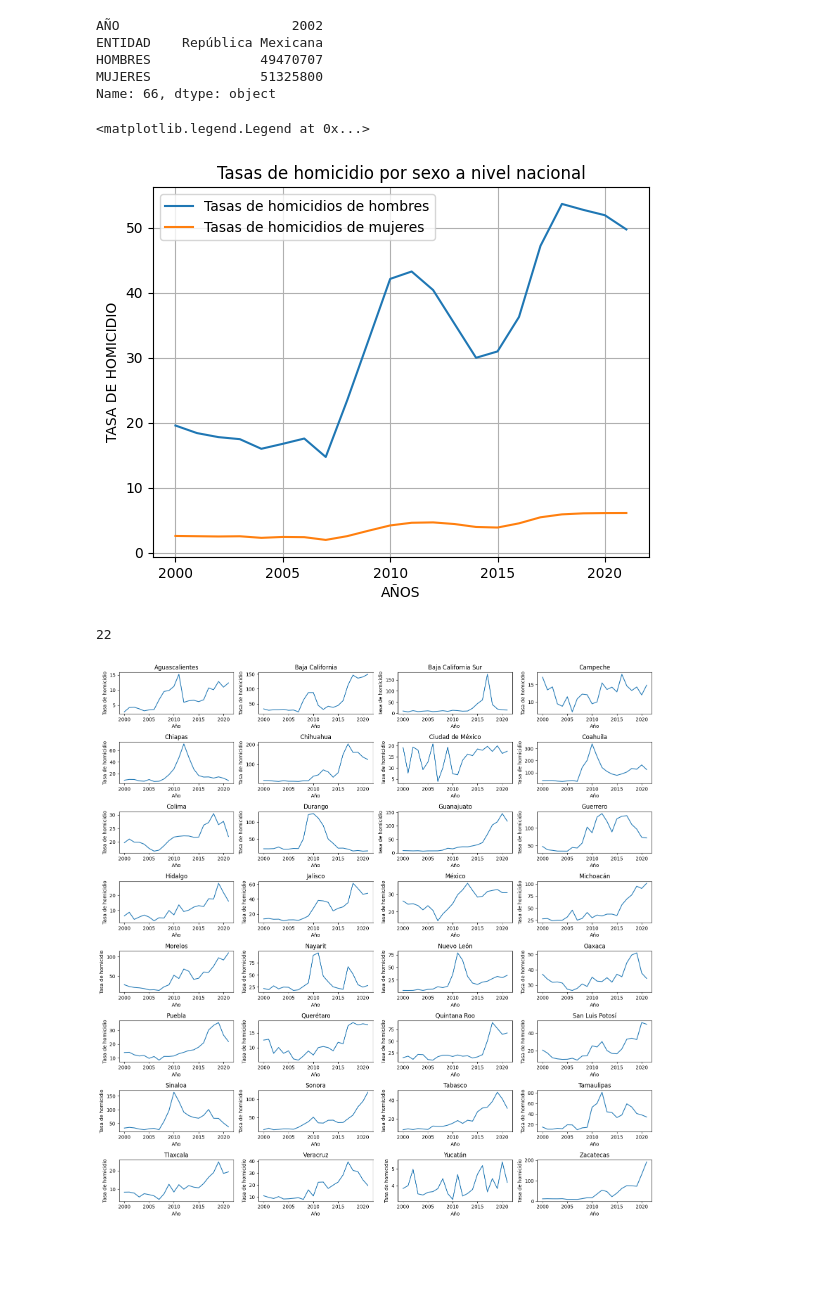
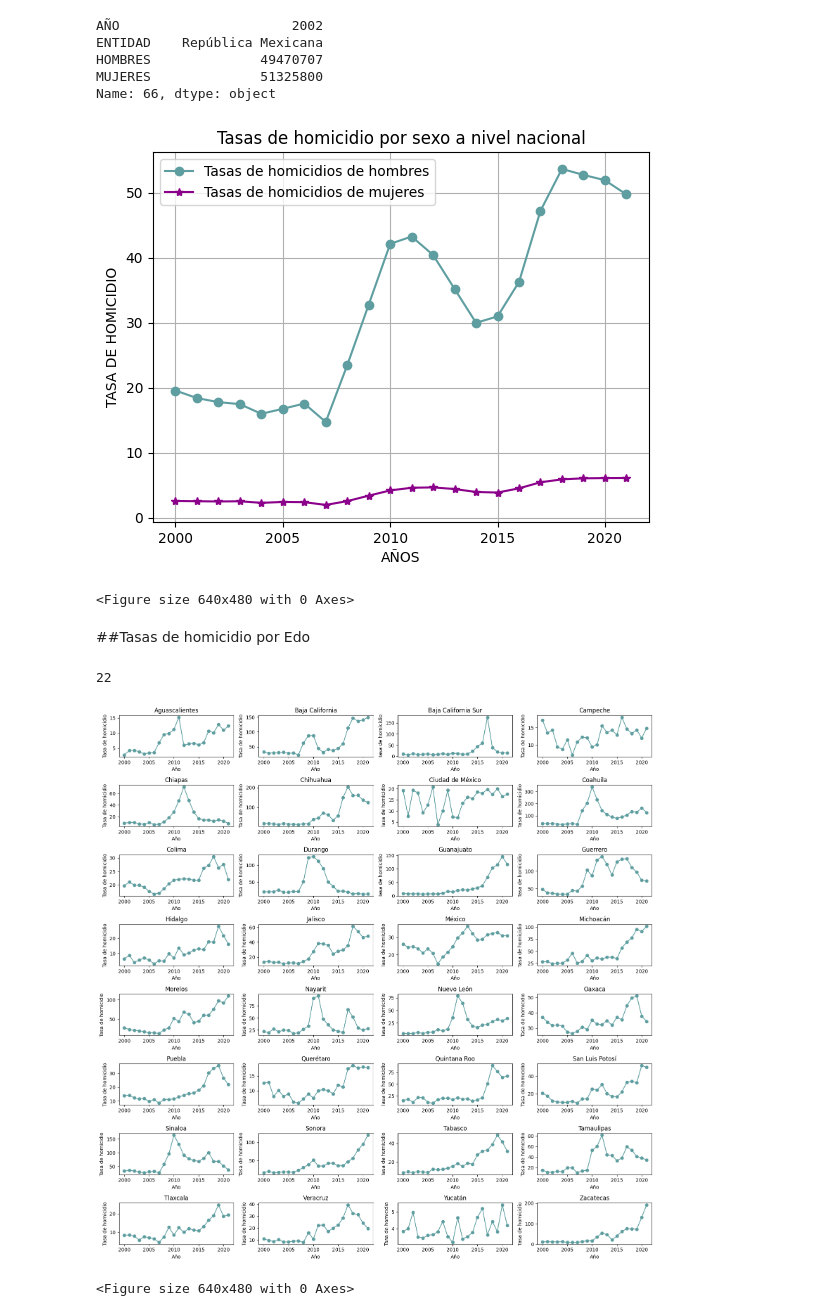
Before and after one commit to FreMeli/ASE_1, a Jupyter notebook: EDO_SEXO_LIMPIO.ipynb, the cells around one changed output. Drawn from its saved outputs; the diff is of its cells as text; code cells hidden in the pictures; blank space fills up the shorter version.

```diff
--- a/EDO_SEXO_LIMPIO.ipynb
+++ b/EDO_SEXO_LIMPIO.ipynb
@@ -286,16 +286,20 @@ for i in range(0,len(df_homicidios),33):
 import matplotlib.pyplot as plt
 # %%
 years=list(range(2000, 2022))
-plt.plot(years,tasas_H, label='Tasas de homicidios de hombres')
-plt.plot(years, tasas_M, label='Tasas de homicidios de mujeres')
+plt.plot(years,tasas_H, label='Tasas de homicidios de hombres', color='#5F9EA0', marker='o')
+plt.plot(years, tasas_M, label='Tasas de homicidios de mujeres', color='#8B008B', marker='*')
 plt.xlabel('AÑOS')#Nombre del eje
 plt.ylabel('TASA DE HOMICIDIO')
 plt.title('Tasas de homicidio por sexo a nivel nacional') #Título del gráfico
 plt.grid(True) #Para que se marquen los cuadritos
 plt.legend() #Para que se visualicen las labels que establecimos arriba
+plt.show()
+plt.savefig("Tasas de homicidio por sexo a nivel nacional.png")
 # %% [output]
+[figure, new version]
-<matplotlib.legend.Legend at 0x...>
+<Figure size 640x480 with 0 Axes>
-[figure, old version]
+# %% [markdown]
+##Tasas de homicidio por Edo
 # %%
 #Tasas de homicidio por estado
 Estados_Ho=[]
@@ -318,30 +322,33 @@ print(len(Estados_Ho[0]))
 # %%
 # lista de los nombres de los 32 estados de la república mexicana
 states = ['Aguascalientes', 'Baja California', 'Baja California Sur', 'Campeche', 'Chiapas', 'Chihuahua', 'Ciudad de México', 'Coahuila', 'Colima', 'Durango', 'Guanajuato', 'Guerrero', 'Hidalgo', 'Jalisco', 'México', 'Michoacán', 'Morelos', 'Nayarit', 'Nuevo León', 'Oaxaca', 'Puebla', 'Querétaro', 'Quintana Roo', 'San Luis Potosí', 'Sinaloa', 'Sonora', 'Tabasco', 'Tamaulipas', 'Tlaxcala', 'Veracruz', 'Yucatán', 'Zacatecas']
 # crear una figura y un conjunto de subtramas para cada estado
 fig, axes = plt.subplots(nrows=8, ncols=4, figsize=(16, 16))
 # iterar sobre cada subtrama y graficar las tasas de homicidio para cada estado
 for i, ax in enumerate(axes.flatten()):
     # obtener las tasas de homicidio para el estado actual
     state_homicides = Estados_Ho[i]
 
     # crear una lista de años desde 2000 hasta 2021
     years = [year for year in range(2000, 2022)]
 
     # graficar las tasas de homicidio en función de los años
-    ax.plot(years, state_homicides)
+    ax.plot(years, state_homicides, color='#5F9EA0', marker='o')
 
     # establecer el título de la subtrama como el nombre del estado
     ax.set_title(states[i])
 
     # establecer las etiquetas de los ejes
     ax.set_xlabel("Año")
     ax.set_ylabel("Tasa de homicidio")
 
 # ajustar el espaciado entre las subtramas
 plt.tight_layout()
 
 # mostrar el gráfico
 plt.show()
+
+plt.savefig("Tasas de homicidio de hombres por estado.png")
 # %% [output]
-[figure, old version]
+[figure, new version]
+<Figure size 640x480 with 0 Axes>
```
Also changed, not shown: parts of 6 cells of this notebook.
